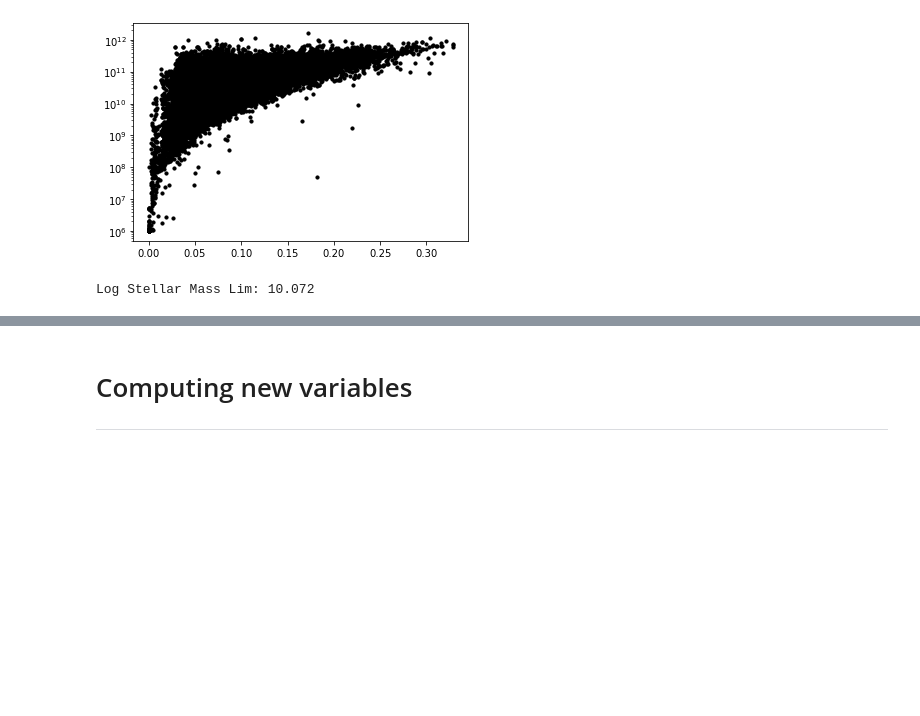
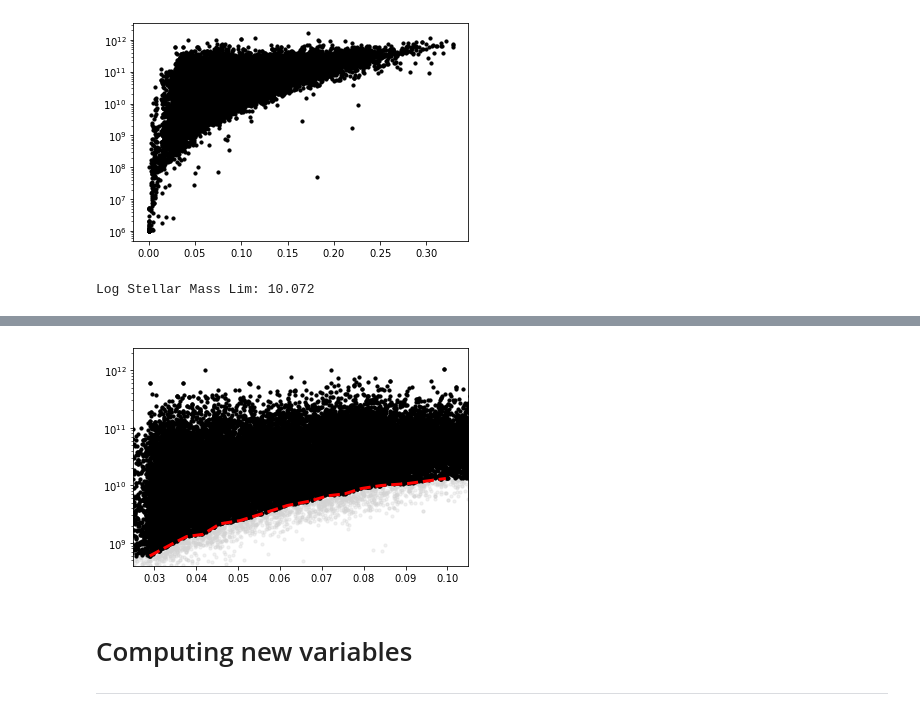
Before and after one commit to estevesjh/galaxyFormation, a Jupyter notebook: notebooks/PreProcessing.ipynb, the cells around one changed output, grey strips where cells are left out. Drawn from its saved outputs; the diff is of its cells as text; code cells hidden in the pictures; blank space fills up the shorter version.

```diff
--- a/notebooks/PreProcessing.ipynb
+++ b/notebooks/PreProcessing.ipynb
@@ -122,6 +134,15 @@ plt.ylim(7e7,9e11)
 # %%
+mass_lim = np.interp(gal0['z'],zbins,ylow)
 mass_mask = gal0['mass']>=mass_lim
 gal = gal0[mask&mass_mask].copy()
+# %%
+plt.scatter(gal0['z'],10**gal0['mass'],s=10,c='lightgray',alpha=0.3)
+plt.scatter(gal['z'],10**gal['mass'],s=10,c='k')
+plt.plot(zbins,10**ylow ,ls='--',lw=3,color='r')
+plt.xlim(0.025,0.105)
+plt.yscale('log')
+# %% [output]
+[figure, added]
 # %% [markdown]
 # Computing new variables
 ---------------------------------------
```
Also changed, not shown: parts of 14 cells of this notebook, 4 other files.
